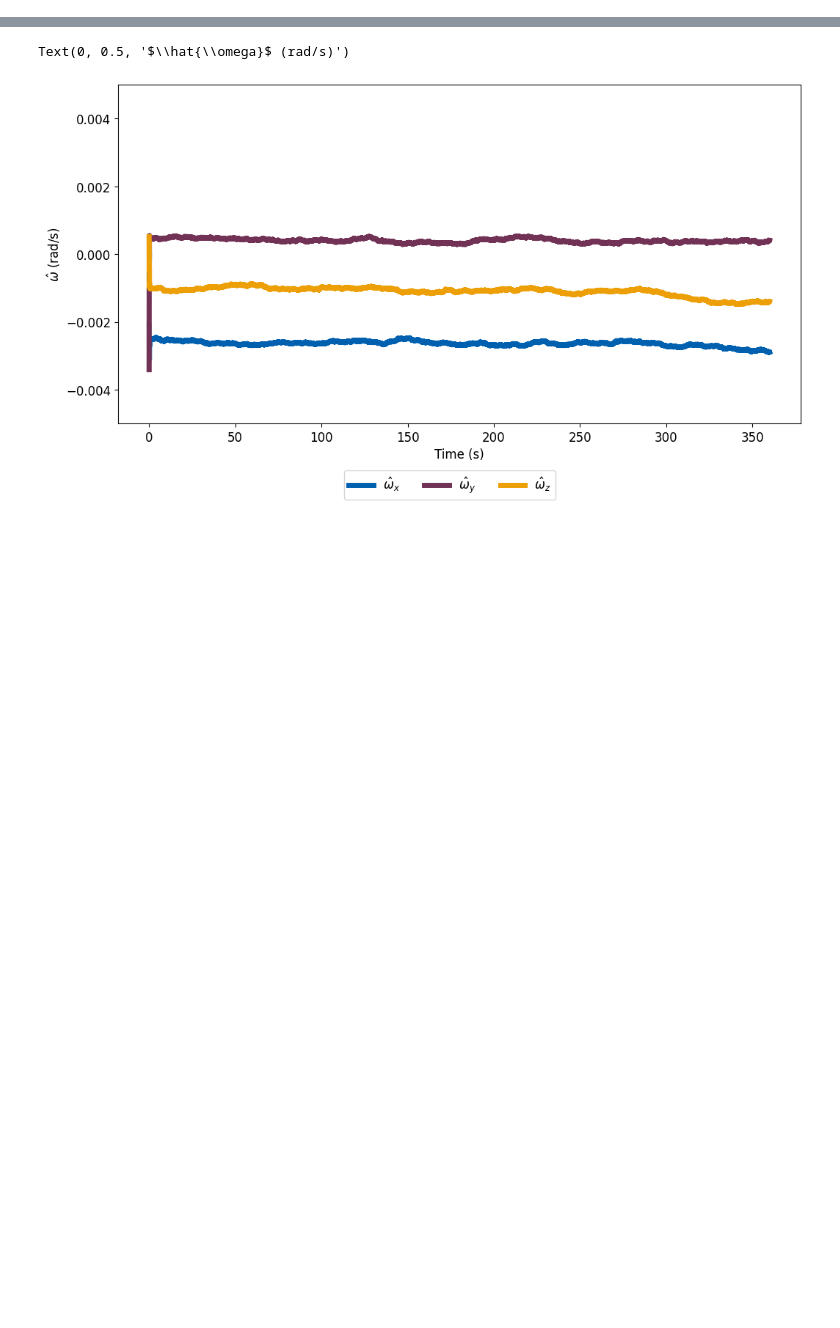
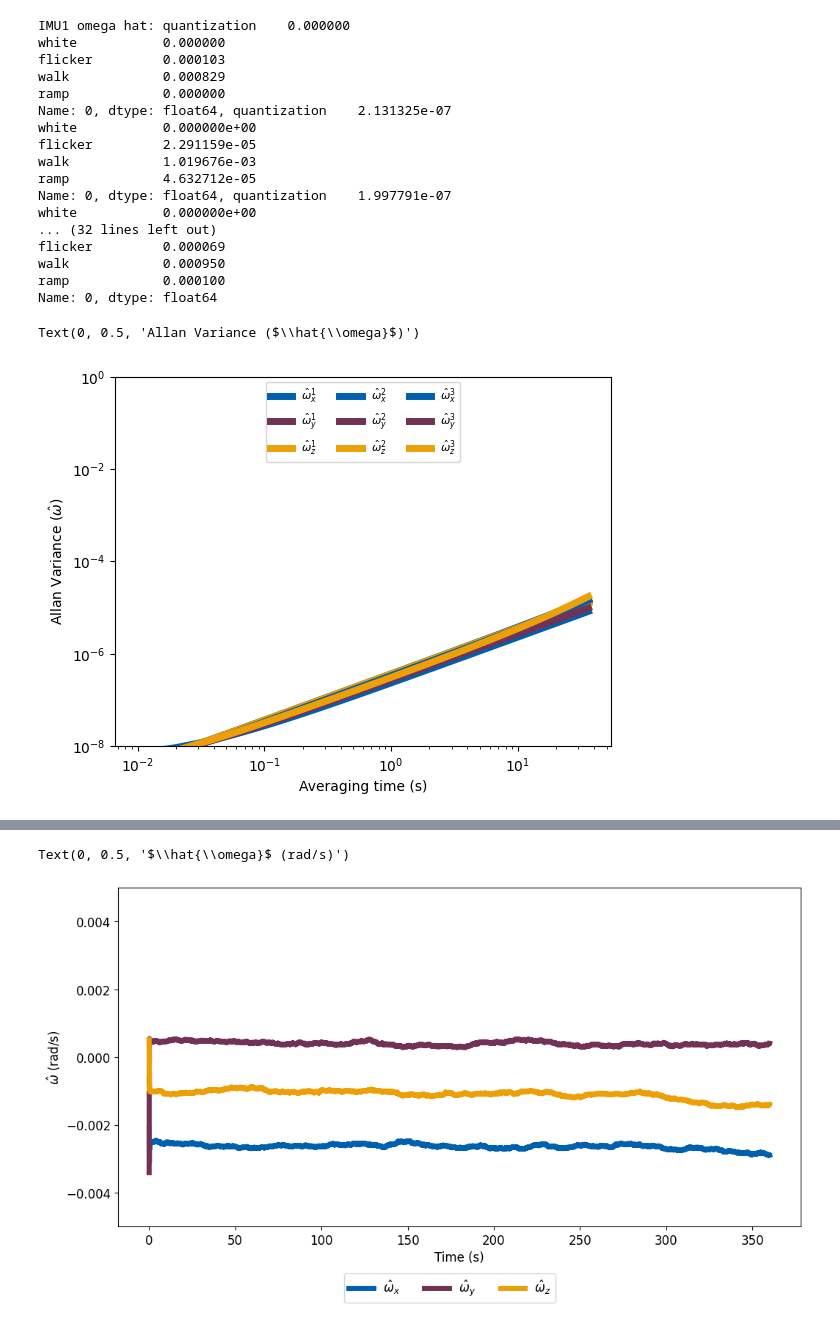
Before and after one commit to schoi355/multi_imu_fusion, a Jupyter notebook: code/EKF_multi_imu.ipynb, the cells around one changed output, grey strips where cells are left out. Drawn from its saved outputs; the diff is of its cells as text; code cells hidden in the pictures; blank space fills up the shorter version.

```diff
--- a/code/EKF_multi_imu.ipynb
+++ b/code/EKF_multi_imu.ipynb
@@ -181 +203,71 @@ plt.ylabel("Allan Variance ($\hat{\omega}$)")
+# %%
+# individual IMUs, omega hat
+# IMU1
+tau_wx1, avar_wx1 = allan_variance.compute_avar(meas_hist[:,3], dt)
+tau_wy1, avar_wy1 = allan_variance.compute_avar(meas_hist[:,4], dt)
+tau_wz1, avar_wz1 = allan_variance.compute_avar(meas_hist[:,5], dt)
+params_wx1, avar_pred_wx1 = allan_variance.estimate_parameters(tau_wx1, avar_wx1)
+params_wy1, avar_pred_wy1 = allan_variance.estimate_parameters(tau_wy1, avar_wy1)
+params_wz1, avar_pred_wz1 = allan_variance.estimate_parameters(tau_wz1, avar_wz1)
+print(f"IMU1 omega hat: {params_wx1}, {params_wy1}, {params_wz1}")
+
+# IMU2
+tau_wx2, avar_wx2 = allan_variance.compute_avar(meas_hist[:,9], dt)
+tau_wy2, avar_wy2 = allan_variance.compute_avar(meas_hist[:,10], dt)
+tau_wz2, avar_wz2 = allan_variance.compute_avar(meas_hist[:,11], dt)
+params_wx2, avar_pred_wx2 = allan_variance.estimate_parameters(tau_wx2, avar_wx2)
+params_wy2, avar_pred_wy2 = allan_variance.estimate_parameters(tau_wy2, avar_wy2)
+params_wz2, avar_pred_wz2 = allan_variance.estimate_parameters(tau_wz2, avar_wz2)
+print(f"IMU2 omega hat: {params_wx2}, {params_wy2}, {params_wz2}")
+
+# IMU3
+tau_wx3, avar_wx3 = allan_variance.compute_avar(meas_hist[:,15], dt)
+tau_wy3, avar_wy3 = allan_variance.compute_avar(meas_hist[:,16], dt)
+tau_wz3, avar_wz3 = allan_variance.compute_avar(meas_hist[:,17], dt)
+params_wx3, avar_pred_wx3 = allan_variance.estimate_parameters(tau_wx3, avar_wx3)
+params_wy3, avar_pred_wy3 = allan_variance.estimate_parameters(tau_wy3, avar_wy3)
+params_wz3, avar_pred_wz3 = allan_variance.estimate_parameters(tau_wz3, avar_wz3)
+print(f"IMU3 omega hat: {params_wx3}, {params_wy3}, {params_wz3}")
+
+# Estimated
+fig, ax = plt.subplots()
+plt.loglog(tau_wx1, avar_pred_wx1, '-', label="$\hat{\omega}_x^1$", linewidth=5, color = "#0060B0")
+plt.loglog(tau_wy1, avar_pred_wy1, '-', label="$\hat{\omega}_y^1$", linewidth=5, color = "#723255")
+plt.loglog(tau_wz1, avar_pred_wz1, '-', label="$\hat{\omega}_z^1$", linewidth=5, color = "#EC9F06")
+
+plt.loglog(tau_wx2, avar_pred_wx2, '-', label="$\hat{\omega}_x^2$", linewidth=5, color = "#0060B0")
+plt.loglog(tau_wy2, avar_pred_wy2, '-', label="$\hat{\omega}_y^2$", linewidth=5, color = "#723255")
+plt.loglog(tau_wz2, avar_pred_wz2, '-', label="$\hat{\omega}_z^2$", linewidth=5, color = "#EC9F06")
+
+plt.loglog(tau_wx3, avar_pred_wx3, '-', label="$\hat{\omega}_x^3$", linewidth=5, color = "#0060B0")
+plt.loglog(tau_wy3, avar_pred_wy3, '-', label="$\hat{\omega}_y^3$", linewidth=5, color = "#723255")
+plt.loglog(tau_wz3, avar_pred_wz3, '-', label="$\hat{\omega}_z^3$", linewidth=5, color = "#EC9F06")
+ax.set_ylim([0.00000001, 1])
+
+# line1, = plt.plot([], [], color='k', linestyle="-", alpha=0.7, linewidth=5, label='Computed')
+# line2, = plt.plot([], [], color='k', linestyle="dotted", alpha=0.7, linewidth=5, label='Estimated with model parameters')
+
+plt.legend(ncol=3, fancybox=True, frameon=True, fontsize=8, loc='upper center')
+plt.xlabel("Averaging time (s)")
+plt.ylabel("Allan Variance ($\hat{\omega}$)")
+# %% [output]
+IMU1 omega hat: quantization    0.000000
+white           0.000000
+flicker         0.000103
+walk            0.000829
+ramp            0.000000
+Name: 0, dtype: float64, quantization    2.131325e-07
+white           0.000000e+00
+flicker         2.291159e-05
+walk            1.019676e-03
+ramp            4.632712e-05
+Name: 0, dtype: float64, quantization    1.997791e-07
+white           0.000000e+00
+... (32 lines left out)
+flicker         0.000069
+walk            0.000950
+ramp            0.000100
+Name: 0, dtype: float64
+Text(0, 0.5, 'Allan Variance ($\\hat{\\omega}$)')
+[figure, added]
 # %%
```
Also changed, not shown: parts of 6 cells of this notebook, 2 other files.
